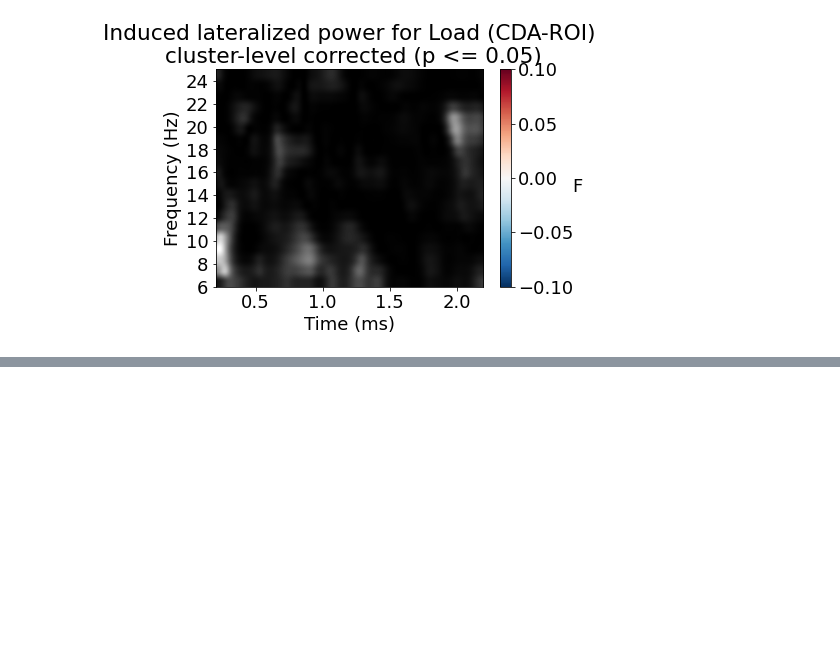
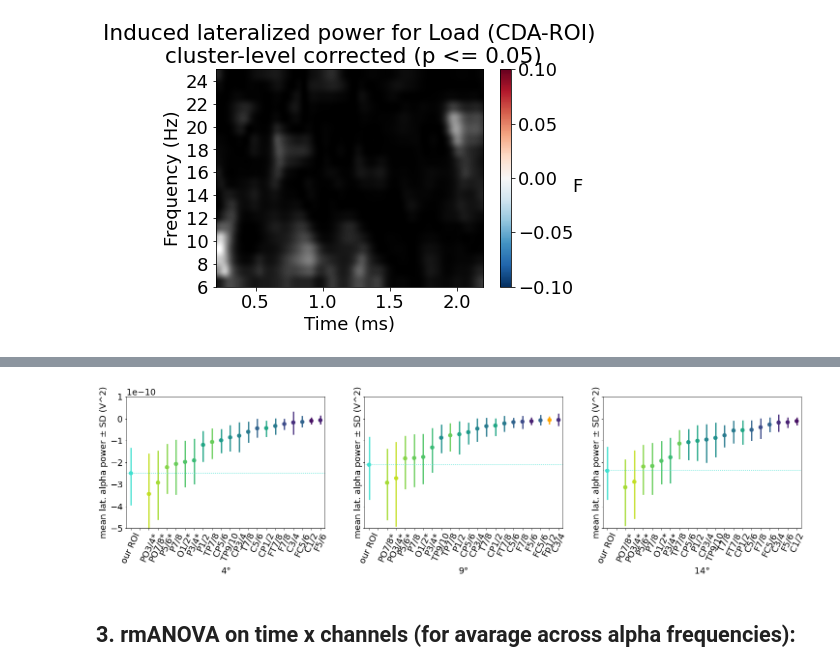
Before and after one commit to eioe/vMemEcc-Analyses, a Jupyter notebook: Analyses_Py/Pipeline_clean/03.2_evaluate_TFRs.ipynb, the cells around one changed output, grey strips where cells are left out. Saved outputs shown, nothing was run; the diff lists cells and outputs as text; code cells hidden in the pictures; blank space fills up the shorter version.

```diff
--- a/Analyses_Py/Pipeline_clean/03.2_evaluate_TFRs.ipynb
+++ b/Analyses_Py/Pipeline_clean/03.2_evaluate_TFRs.ipynb
@@ -902,0 +1056,15 @@ Done.
+# %%
+
+## per Ecc
+
+fig2, axes = plt.subplots(1,3, sharey=True, figsize=(25,5))
+
+
+for cond, ax in zip(conds_ecc, axes):
+    plot_mean_latalpha_roi(mean_cda=np.array(mean_latalpha[cond]), ch_names_lat=ch_names_df, ax=ax, pal=pal)
+    ax.set_xlabel(config.labels[cond])
+fig.tight_layout()
+# %% [output]
+[figure, added]
+# %% [markdown]
+## 3. rmANOVA on time x channels (for avarage across alpha frequencies):
```
Also changed, not shown: parts of 25 cells of this notebook, 1 other file.
